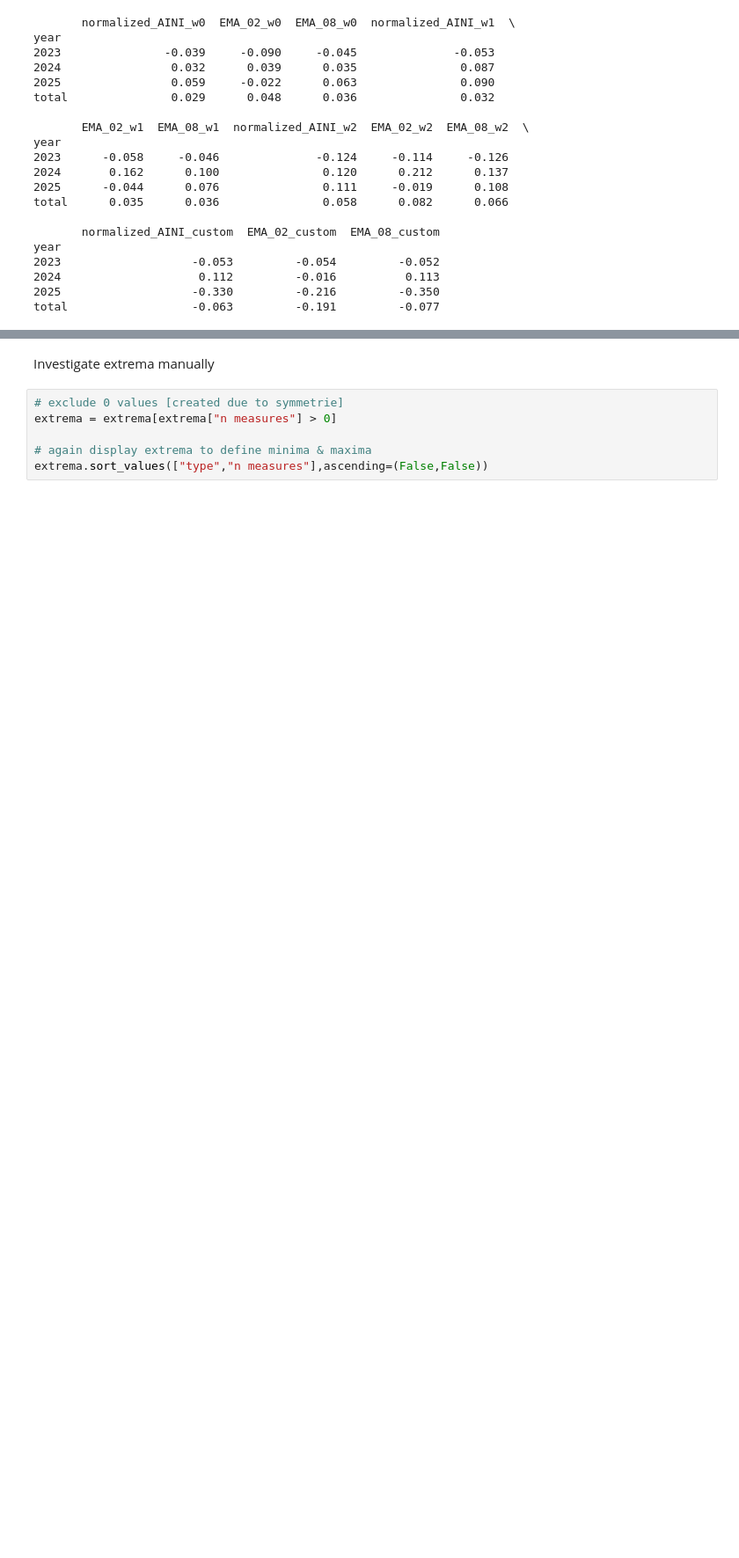
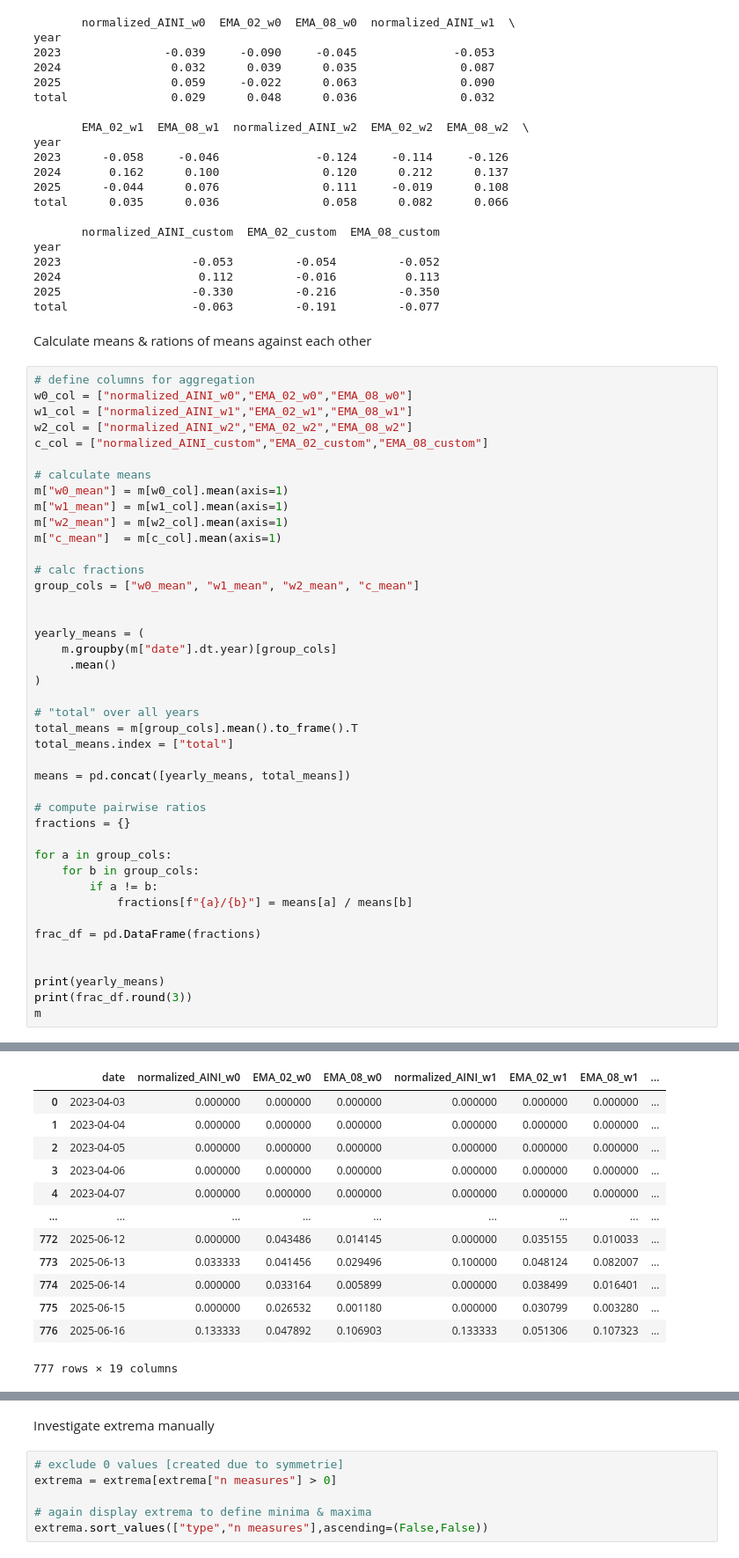
Before and after one commit to LarsIX/narrative_index, a Jupyter notebook: notebooks/exploratory_analysis_aini.ipynb, the cells around one changed output, grey strips where cells are left out. Shown at 88% size. Drawn from its saved outputs; the diff is of its cells as text; blank space fills up the shorter version.

```diff
--- a/notebooks/exploratory_analysis_aini.ipynb
+++ b/notebooks/exploratory_analysis_aini.ipynb
@@ -731,3 +758,48 @@ year
 2024                    0.112         -0.016          0.113
 2025                   -0.330         -0.216         -0.350
 total                  -0.063         -0.191         -0.077
+# %% [markdown]
+Calculate means  & rations of means against each other
+# %%
+# define columns for aggregation
+w0_col = ["normalized_AINI_w0","EMA_02_w0","EMA_08_w0"]
+w1_col = ["normalized_AINI_w1","EMA_02_w1","EMA_08_w1"]
+w2_col = ["normalized_AINI_w2","EMA_02_w2","EMA_08_w2"]
+c_col = ["normalized_AINI_custom","EMA_02_custom","EMA_08_custom"]
+
+# calculate means
+m["w0_mean"] = m[w0_col].mean(axis=1)
+m["w1_mean"] = m[w1_col].mean(axis=1)
+m["w2_mean"] = m[w2_col].mean(axis=1)
+m["c_mean"]  = m[c_col].mean(axis=1)
+
+# calc fractions
+group_cols = ["w0_mean", "w1_mean", "w2_mean", "c_mean"]
+
+
+yearly_means = (
+    m.groupby(m["date"].dt.year)[group_cols]
+     .mean()
+)
+
+# "total" over all years
+total_means = m[group_cols].mean().to_frame().T
+total_means.index = ["total"]
+
+means = pd.concat([yearly_means, total_means])
+
+# compute pairwise ratios
+fractions = {}
+
+for a in group_cols:
+    for b in group_cols:
+        if a != b:
+            fractions[f"{a}/{b}"] = means[a] / means[b]
+
+frac_df = pd.DataFrame(fractions)
+
+
+print(yearly_means)
+print(frac_df.round(3))
+m
+# %% [output]
@@ -733,0 +823,13 @@ total                  -0.063         -0.191         -0.077
+|  | date | normalized_AINI_w0 | EMA_02_w0 | EMA_08_w0 | normalized_AINI_w1 | EMA_02_w1 | EMA_08_w1 | ... |
+| 0 | 2023-04-03 | 0.000000 | 0.000000 | 0.000000 | 0.000000 | 0.000000 | 0.000000 | ... |
+| 1 | 2023-04-04 | 0.000000 | 0.000000 | 0.000000 | 0.000000 | 0.000000 | 0.000000 | ... |
+| 2 | 2023-04-05 | 0.000000 | 0.000000 | 0.000000 | 0.000000 | 0.000000 | 0.000000 | ... |
+| 3 | 2023-04-06 | 0.000000 | 0.000000 | 0.000000 | 0.000000 | 0.000000 | 0.000000 | ... |
+| 4 | 2023-04-07 | 0.000000 | 0.000000 | 0.000000 | 0.000000 | 0.000000 | 0.000000 | ... |
+| ... | ... | ... | ... | ... | ... | ... | ... | ... |
+| 772 | 2025-06-12 | 0.000000 | 0.043486 | 0.014145 | 0.000000 | 0.035155 | 0.010033 | ... |
+| 773 | 2025-06-13 | 0.033333 | 0.041456 | 0.029496 | 0.100000 | 0.048124 | 0.082007 | ... |
+| 774 | 2025-06-14 | 0.000000 | 0.033164 | 0.005899 | 0.000000 | 0.038499 | 0.016401 | ... |
+| 775 | 2025-06-15 | 0.000000 | 0.026532 | 0.001180 | 0.000000 | 0.030799 | 0.003280 | ... |
+| 776 | 2025-06-16 | 0.133333 | 0.047892 | 0.106903 | 0.133333 | 0.051306 | 0.107323 | ... |
+777 rows × 19 columns
```
Also changed, not shown: parts of 22 cells of this notebook, 11 other files.
